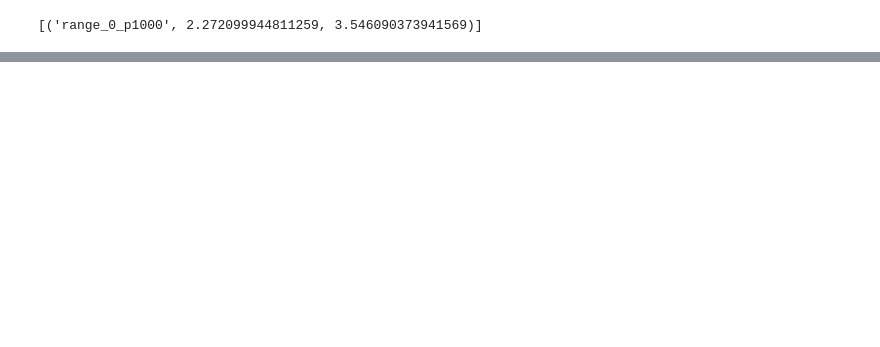
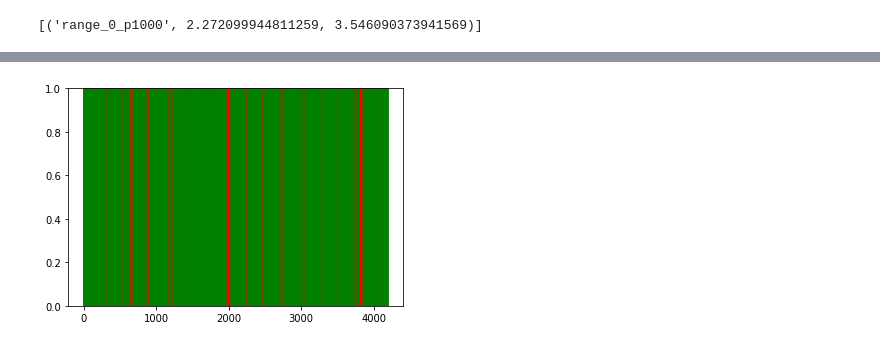
Before and after one commit to JonRao/LANL-Earthquake-Prediction, a Jupyter notebook: eda.ipynb, the cells around one changed output, grey strips where cells are left out. Cells and saved outputs as stored; diff of their text form; code cells hidden in the pictures; blank space fills up the shorter version.

```diff
--- a/eda.ipynb
+++ b/eda.ipynb
@@ -446,0 +584,10 @@ sorted(dump, key=lambda x: x[2])
+# %%
+plt.plot(X.FFT_Mag_10q7500)
+
+for m in major:
+    plt.axvspan(m-5, m+5, color='r', alpha=0.5)
+
+for m in minor:
+    plt.axvspan(m-1, m+1, color='g', alpha=0.5)
+# %% [output]
+[figure, added]
```
Also changed, not shown: parts of 13 cells of this notebook, 3 other files.
